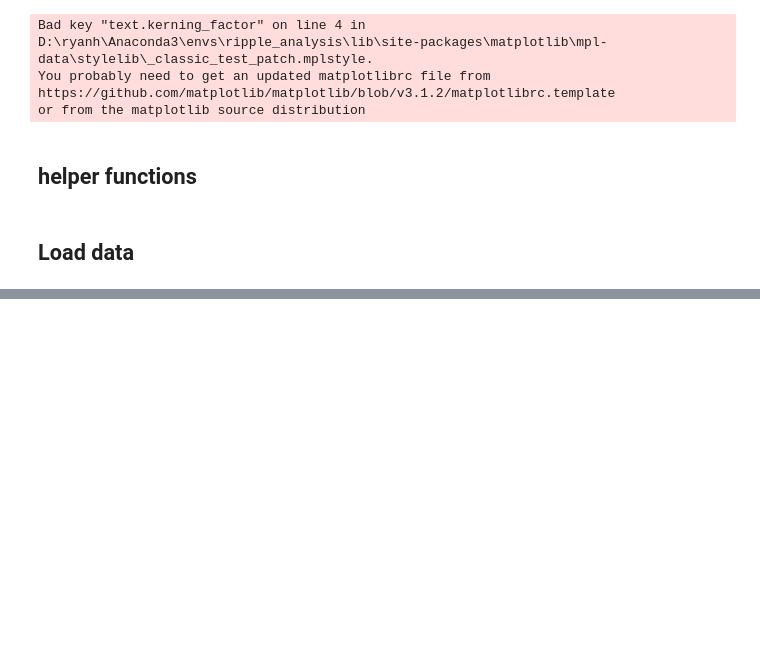
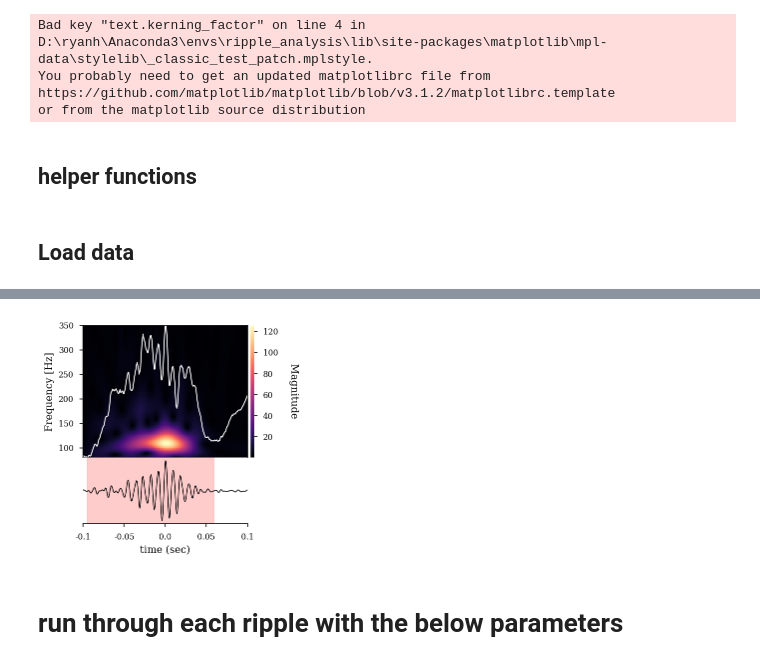
Before and after one commit to ryanharvey1/ripple_analyses, a Jupyter notebook: notebooks/plot_ripple_trace.ipynb, the cells around one changed output, grey strips where cells are left out. Cells and saved outputs as stored; diff of their text form; code cells hidden in the pictures; blank space fills up the shorter version.

Commit message:
new figures

```diff
--- a/notebooks/plot_ripple_trace.ipynb
+++ b/notebooks/plot_ripple_trace.ipynb
@@ -315,0 +135,5 @@ df
+# %%
+csv_path = 'F:/Projects/PAE_PlaceCell/analysis/swr_data/post_processed/'
+
+df = pd.read_csv(csv_path+'swr_df.csv')
+df
@@ -318,13 +218,16 @@ df
 # %%
-rip_n = 21568
+# rip_n = 21568
 # rip_n = 21682
+rip_n = 6313
 lfp,ts = get_lfp(df,rip_n)
 
-filter_ripple_band(lfp)
-LFPs = lfp
-filtered_lfps = np.stack([filter_ripple_band(lfp, 1250) for lfp in LFPs.T])
+filtered_lfps = np.array([filter_signal(lfp_,1250,'bandpass',(80,250),remove_edges=False) for lfp_ in lfp.T])
 filtered_lfps = filtered_lfps.T
 
-x_range = .5
+# LFPs = lfp
+# filtered_lfps = np.stack([filter_ripple_band(lfp, 1250) for lfp in LFPs.T])
+# filtered_lfps = filtered_lfps.T
+
+x_range = .200
 idx = (ts >= df.peak_time[rip_n] - x_range/2) & (ts <= df.peak_time[rip_n] + x_range/2)
 temp_df = df[df.session == df.session[rip_n]]
@@ -415,0 +234,7 @@ plt.savefig(r'D:\ryanh\GoogleDrive\school_work\UNM\Lab\Projects\Dissertation\dis
+# %%
+save_path = 'D:/ryanh/GoogleDrive/school_work/UNM/Lab/Projects/Dissertation/dissertation/inkscape_figs/ripple_section/'
+plot_spectogram(rip_n,temp_df,idx,x_range,filtered_lfps,lfp,save_path)
+# %% [output]
+[figure, added]
+# %% [markdown]
+# run through each ripple with the below parameters
```
Also changed, not shown: parts of 21 cells of this notebook.
